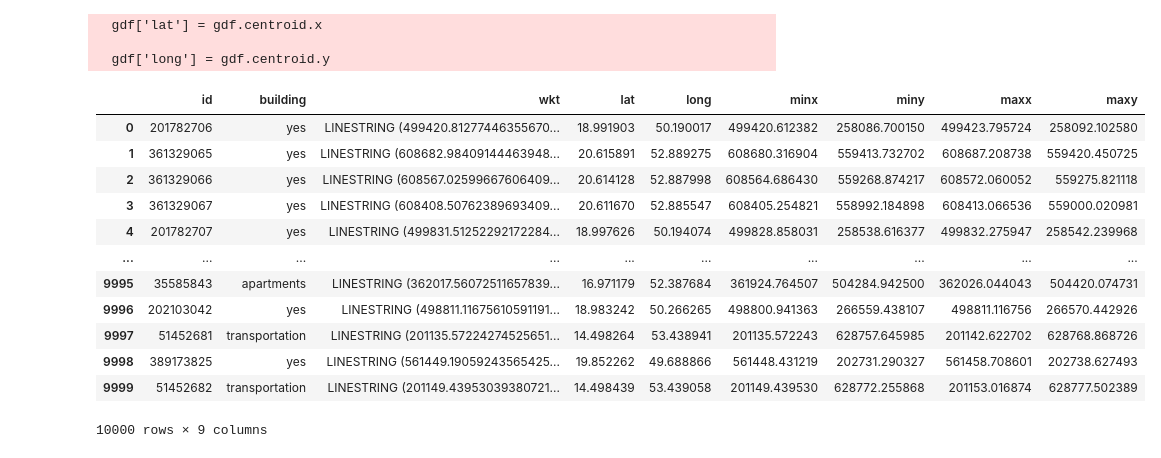
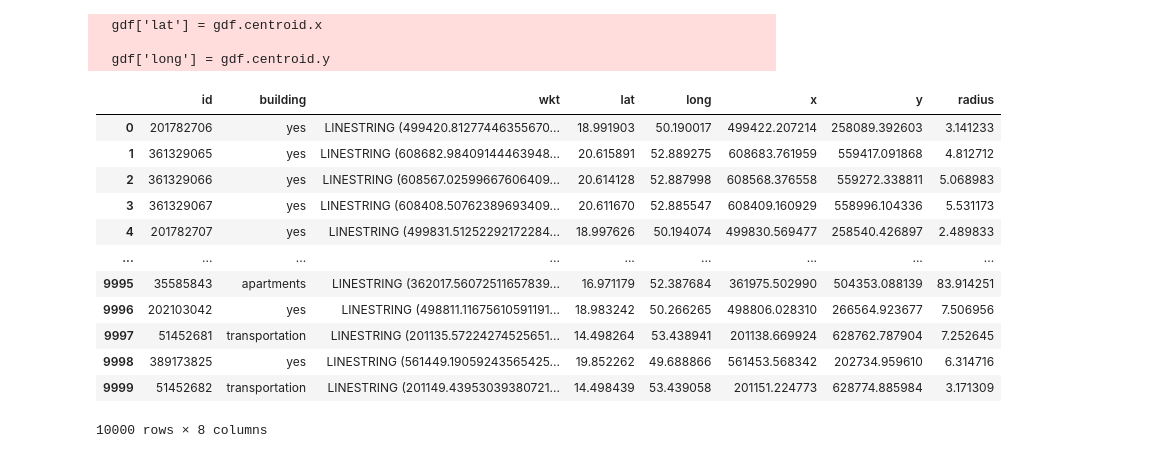
Before and after one commit to qpa-agh/poland_memgraph, a Jupyter notebook: data/buildings.ipynb, the cells around one changed output. Saved outputs shown, nothing was run; the diff lists cells and outputs as text; code cells hidden in the pictures.

```diff
--- a/data/buildings.ipynb
+++ b/data/buildings.ipynb
@@ -25,28 +25,31 @@ df
 # %%
 df['geometry'] = df['wkt'].apply(wkt.loads)
 gdf = gpd.GeoDataFrame(df, crs="EPSG:4326", geometry='geometry')
 gdf['lat'] = gdf.centroid.x
 gdf['long'] = gdf.centroid.y
 
 gdf.to_crs(epsg=2180, inplace=True)
+gdf['x'] = gdf.centroid.x
+gdf['y'] = gdf.centroid.y
 gdf = pd.concat([gdf, gdf.bounds], axis=1)
 gdf['wkt'] = gdf['geometry'].apply(wkt.dumps)
-gdf = gdf.drop(['geometry'], axis=1)
+gdf['radius'] = gdf.apply(lambda row: np.sqrt((row['x'] - row['maxx'])** 2 + (row['y'] - row['maxy'])** 2), axis=1)
+gdf = gdf.drop(['geometry', 'minx', 'miny', 'maxx', 'maxy'], axis=1)
 gdf
 # %% [output]
   gdf['lat'] = gdf.centroid.x
 
   gdf['long'] = gdf.centroid.y
-|  | id | building | wkt | lat | long | minx | miny | maxx | maxy |
-| 0 | 201782706 | yes | LINESTRING (499420.81277446355670... | 18.991903 | 50.190017 | 499420.612382 | 258086.700150 | 499423.795724 | 258092.102580 |
-| 1 | 361329065 | yes | LINESTRING (608682.98409144463948... | 20.615891 | 52.889275 | 608680.316904 | 559413.732702 | 608687.208738 | 559420.450725 |
-| 2 | 361329066 | yes | LINESTRING (608567.02599667606409... | 20.614128 | 52.887998 | 608564.686430 | 559268.874217 | 608572.060052 | 559275.821118 |
-| 3 | 361329067 | yes | LINESTRING (608408.50762389693409... | 20.611670 | 52.885547 | 608405.254821 | 558992.184898 | 608413.066536 | 559000.020981 |
-| 4 | 201782707 | yes | LINESTRING (499831.51252292172284... | 18.997626 | 50.194074 | 499828.858031 | 258538.616377 | 499832.275947 | 258542.239968 |
-| ... | ... | ... | ... | ... | ... | ... | ... | ... | ... |
-| 9995 | 35585843 | apartments | LINESTRING (362017.56072511657839... | 16.971179 | 52.387684 | 361924.764507 | 504284.942500 | 362026.044043 | 504420.074731 |
-| 9996 | 202103042 | yes | LINESTRING (498811.11675610591191... | 18.983242 | 50.266265 | 498800.941363 | 266559.438107 | 498811.116756 | 266570.442926 |
-| 9997 | 51452681 | transportation | LINESTRING (201135.57224274525651... | 14.498264 | 53.438941 | 201135.572243 | 628757.645985 | 201142.622702 | 628768.868726 |
-| 9998 | 389173825 | yes | LINESTRING (561449.19059243565425... | 19.852262 | 49.688866 | 561448.431219 | 202731.290327 | 561458.708601 | 202738.627493 |
-| 9999 | 51452682 | transportation | LINESTRING (201149.43953039380721... | 14.498439 | 53.439058 | 201149.439530 | 628772.255868 | 201153.016874 | 628777.502389 |
+|  | id | building | wkt | lat | long | x | y | radius |
+| 0 | 201782706 | yes | LINESTRING (499420.81277446355670... | 18.991903 | 50.190017 | 499422.207214 | 258089.392603 | 3.141233 |
+| 1 | 361329065 | yes | LINESTRING (608682.98409144463948... | 20.615891 | 52.889275 | 608683.761959 | 559417.091868 | 4.812712 |
+| 2 | 361329066 | yes | LINESTRING (608567.02599667606409... | 20.614128 | 52.887998 | 608568.376558 | 559272.338811 | 5.068983 |
+| 3 | 361329067 | yes | LINESTRING (608408.50762389693409... | 20.611670 | 52.885547 | 608409.160929 | 558996.104336 | 5.531173 |
+| 4 | 201782707 | yes | LINESTRING (499831.51252292172284... | 18.997626 | 50.194074 | 499830.569477 | 258540.426897 | 2.489833 |
+| ... | ... | ... | ... | ... | ... | ... | ... | ... |
+| 9995 | 35585843 | apartments | LINESTRING (362017.56072511657839... | 16.971179 | 52.387684 | 361975.502990 | 504353.088139 | 83.914251 |
+| 9996 | 202103042 | yes | LINESTRING (498811.11675610591191... | 18.983242 | 50.266265 | 498806.028310 | 266564.923677 | 7.506956 |
+| 9997 | 51452681 | transportation | LINESTRING (201135.57224274525651... | 14.498264 | 53.438941 | 201138.669924 | 628762.787904 | 7.252645 |
+| 9998 | 389173825 | yes | LINESTRING (561449.19059243565425... | 19.852262 | 49.688866 | 561453.568342 | 202734.959610 | 6.314716 |
+| 9999 | 51452682 | transportation | LINESTRING (201149.43953039380721... | 14.498439 | 53.439058 | 201151.224773 | 628774.885984 | 3.171309 |
-10000 rows × 9 columns
+10000 rows × 8 columns
```
Also changed, not shown: parts of 2 cells of this notebook, 20 other files.
